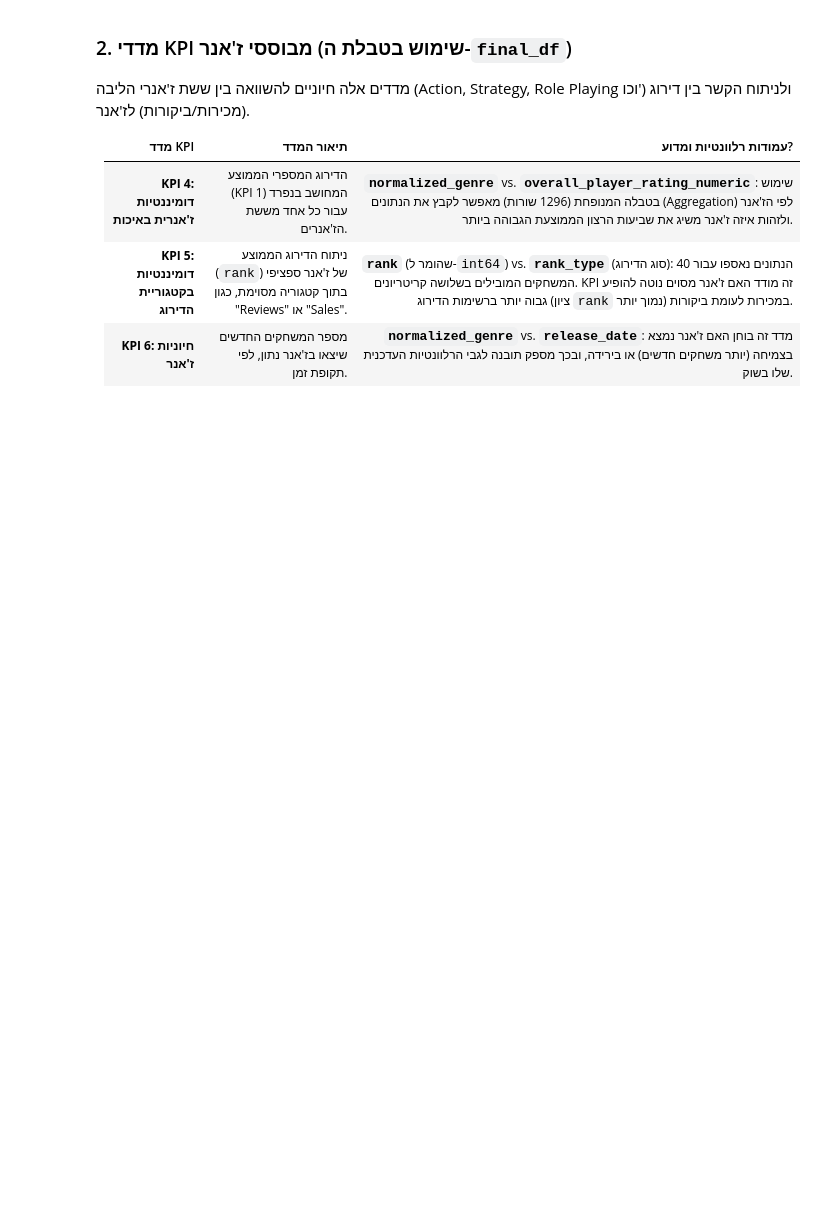
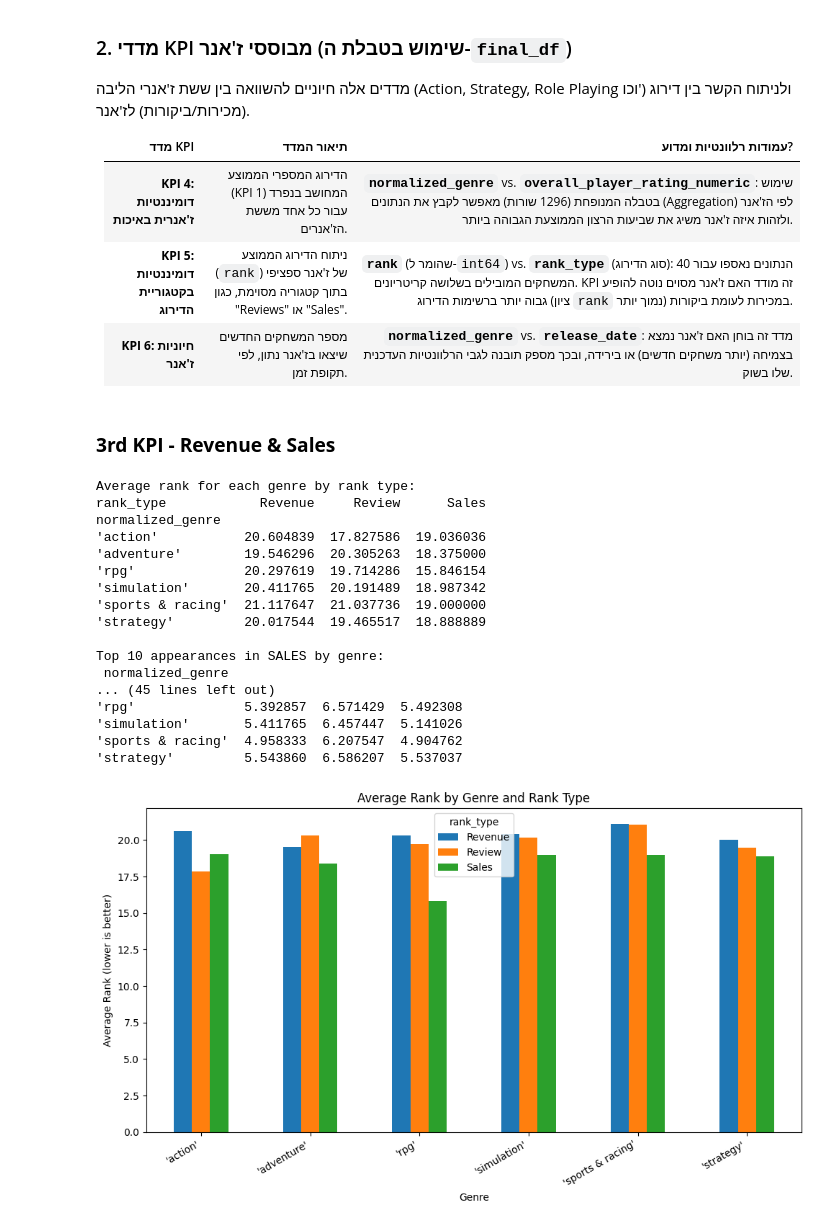
Before and after one commit to OfirBH/Steam_Final_Project, a Jupyter notebook: steam_final_project.ipynb, the cells around one changed output. Drawn from its saved outputs; the diff is of its cells as text; code cells hidden in the pictures; blank space fills up the shorter version.

```diff
--- a/steam_final_project.ipynb
+++ b/steam_final_project.ipynb
@@ -1545,3 +1624,70 @@ display(revenue_sorted_df)
 | **KPI 4: דומיננטיות ז'אנרית באיכות** | הדירוג המספרי הממוצע (KPI 1) המחושב בנפרד עבור כל אחד מששת הז'אנרים. | **`normalized_genre`** vs. **`overall_player_rating_numeric`**: שימוש בטבלה המנופחת (1296 שורות) מאפשר לקבץ את הנתונים (Aggregation) לפי הז'אנר ולזהות איזה ז'אנר משיג את שביעות הרצון הממוצעת הגבוהה ביותר. |
 | **KPI 5: דומיננטיות בקטגוריית הדירוג** | ניתוח הדירוג הממוצע (`rank`) של ז'אנר ספציפי בתוך קטגוריה מסוימת, כגון "Reviews" או "Sales". | **`rank`** (שהומר ל-`int64`) vs. **`rank_type`** (סוג הדירוג): הנתונים נאספו עבור 40 המשחקים המובילים בשלושה קריטריונים. KPI זה מודד האם ז'אנר מסוים נוטה להופיע גבוה יותר ברשימות הדירוג (ציון `rank` נמוך יותר) במכירות לעומת ביקורות. |
 | **KPI 6: חיוניות ז'אנר** | מספר המשחקים החדשים שיצאו בז'אנר נתון, לפי תקופת זמן. | **`normalized_genre`** vs. **`release_date`**: מדד זה בוחן האם ז'אנר נמצא בצמיחה (יותר משחקים חדשים) או בירידה, ובכך מספק תובנה לגבי הרלוונטיות העדכנית שלו בשוק. |
+# %% [markdown]
+### **3rd KPI - Revenue & Sales**
+# %%
+#1 - by genres:
+# KPI Analysis: Revenue & Sales Focus using final_df
+
+# We'll analyze both 'Sales' and 'Revenue' ranking types by genre to identify trends, strengths, and outliers.
+# We'll check:
+# 1. Average rank by genre for each rank_type ('Sales', 'Revenue').
+# 2. Number of appearances per genre in the top 10 (or top N) for each rank_type.
+# 3. Total and average number of English reviews by genre and rank_type (as a proxy for popularity).
+# 4. Cross-reference player ratings with ranking for additional insight.
+
+# 1. Average Rank by Genre and Rank Type
+genre_rank_avg = final_df.groupby(['normalized_genre','rank_type'])['rank'].mean().unstack()
+print("Average rank for each genre by rank type:")
+print(genre_rank_avg)
+
+# 2. Top 10 appearances by Genre and Rank Type
+top_n = 10
+top_sales = final_df[(final_df['rank_type'] == 'Sales') & (final_df['rank'] <= top_n)]
+top_revenue = final_df[(final_df['rank_type'] == 'Revenue') & (final_df['rank'] <= top_n)]
+top_sales_counts = top_sales['normalized_genre'].value_counts()
+top_revenue_counts = top_revenue['normalized_genre'].value_counts()
+print(f"\nTop {top_n} appearances in SALES by genre:\n", top_sales_counts)
+print(f"\nTop {top_n} appearances in REVENUE by genre:\n", top_revenue_counts)
+
+# 3. Reviews statistics by genre and rank type
+reviews_by_genre_and_type = final_df.groupby(['normalized_genre','rank_type'])['number_of_english_reviews'].agg(['count','mean','sum'])
+print("\nNumber of English reviews by genre and rank type:\n", reviews_by_genre_and_type)
+
+# 4. Player rating vs. rank for Revenue and Sales
+rating_vs_rank = final_df.groupby(['normalized_genre','rank_type'])['overall_player_rating_numeric'].mean().unstack()
+print("\nAverage player satisfaction by genre and rank type (numeric):")
+print(rating_vs_rank)
+# Notice that in Steam ranking, a lower 'rank' value indicates a **better** placement (e.g., 1 is best, 40 is worst)
+
+# To make interpretation easier, let's visualize the average rank by genre for each rank_type
+import matplotlib.pyplot as plt
+
+fig, ax = plt.subplots(figsize=(10,6))
+genre_rank_avg.plot(kind='bar', ax=ax)
+ax.set_ylabel('Average Rank (lower is better)')
+ax.set_xlabel('Genre')
+ax.set_title('Average Rank by Genre and Rank Type')
+plt.xticks(rotation=30, ha='right')
+plt.tight_layout()
+plt.show()
+# %% [output]
+Average rank for each genre by rank type:
+rank_type            Revenue     Review      Sales
+normalized_genre
+'action'           20.604839  17.827586  19.036036
+'adventure'        19.546296  20.305263  18.375000
+'rpg'              20.297619  19.714286  15.846154
+'simulation'       20.411765  20.191489  18.987342
+'sports & racing'  21.117647  21.037736  19.000000
+'strategy'         20.017544  19.465517  18.888889
+
+Top 10 appearances in SALES by genre:
+ normalized_genre
+... (45 lines left out)
+'rpg'              5.392857  6.571429  5.492308
+'simulation'       5.411765  6.457447  5.141026
+'sports & racing'  4.958333  6.207547  4.904762
+'strategy'         5.543860  6.586207  5.537037
+[figure, added]
```
Also changed, not shown: parts of 22 cells of this notebook.
